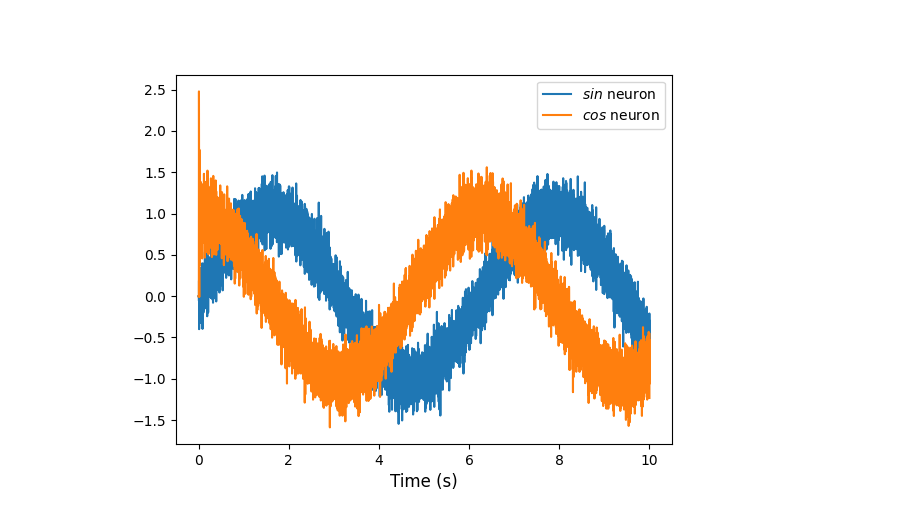
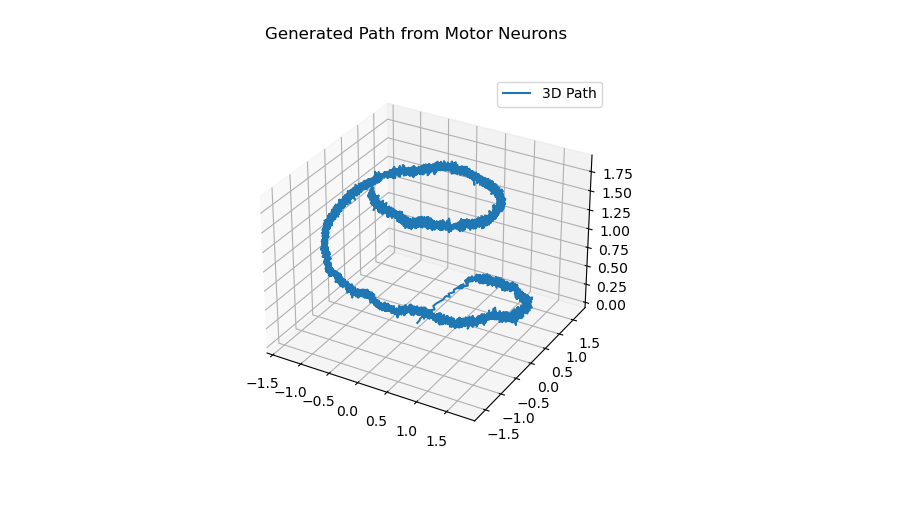
Before and after one commit to wngfra/tac3d, a Jupyter notebook: notebooks/demo.ipynb, the cells around one changed output. Saved outputs shown, nothing was run; the diff lists cells and outputs as text; code cells hidden in the pictures.

```diff
--- a/notebooks/demo.ipynb
+++ b/notebooks/demo.ipynb
@@ -10,13 +18,16 @@ import nengo_loihi
 nengo_loihi.set_defaults()
 # %%
 def input_func(t):
-    return [np.sin(t), np.cos(t)]
+    return [5*np.sin(t), 5*np.cos(t), t]
 
-with nengo.Network(label="MLP") as model:
-    sin_node = nengo.Node(output=input_func)
-    ens = nengo.Ensemble(n_neurons=10000, dimensions=2, neuron_type=nengo.LIF())
-    nengo.Connection(sin_node, ens)
-    ens_probe = nengo.Probe(ens)
+with nengo.Network(label="Control") as model:
+    inp = nengo.Node(output=input_func)
+    ens = nengo.Ensemble(n_neurons=100, dimensions=3, neuron_type=nengo.LIF())
+    nengo.Connection(inp, ens)
+    p = nengo.Probe(ens, synapse=0.01)
+    x_spikes = nengo.Probe(ens.neurons[0])
+    y_spikes = nengo.Probe(ens.neurons[1])
+    z_spikes = nengo.Probe(ens.neurons[2])
 # %%
 with nengo.Simulator(model, seed=0) as sim:
     sim.run(10)
@@ -33,11 +59,19 @@ BuildError: LoihiBlock(<Connection from <Ensemble (unlabeled) at 0x...> to <Prob
 # %%
-def plot_over_time(t, data):
-    plt.figure()
-    plt.plot(t, data[ens_probe])
-    plt.xlabel("Time (s)", fontsize="large")
-    plt.legend(["$sin$ neuron", "$cos$ neuron"])
+import numpy as np
+import matplotlib.pyplot as plt
 
 
-plot_over_time(t, sim.data)
+ax = plt.figure().add_subplot(projection='3d')
+
+data = sim.data[p]
+x = data[:, 0]
+y = data[:, 1]
+z = data[:, 2]
+
+ax.plot(x, y, z, label='3D Path')
+ax.legend()
+
+plt.suptitle("Generated Path from Motor Neurons")
+plt.show()
 # %% [output]
-[figure, old version]
+[figure, new version]
```
Also changed, not shown: parts of 3 cells of this notebook, 9 other files.
